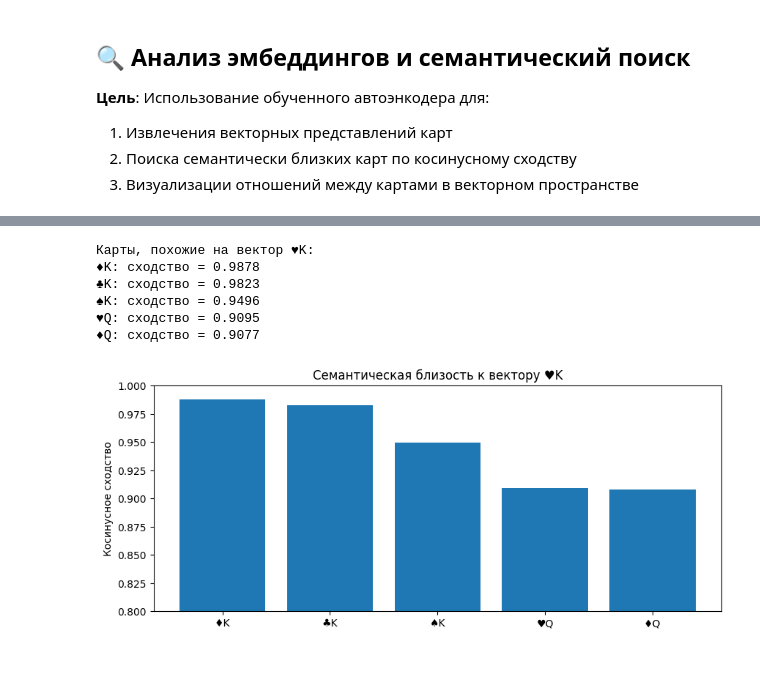
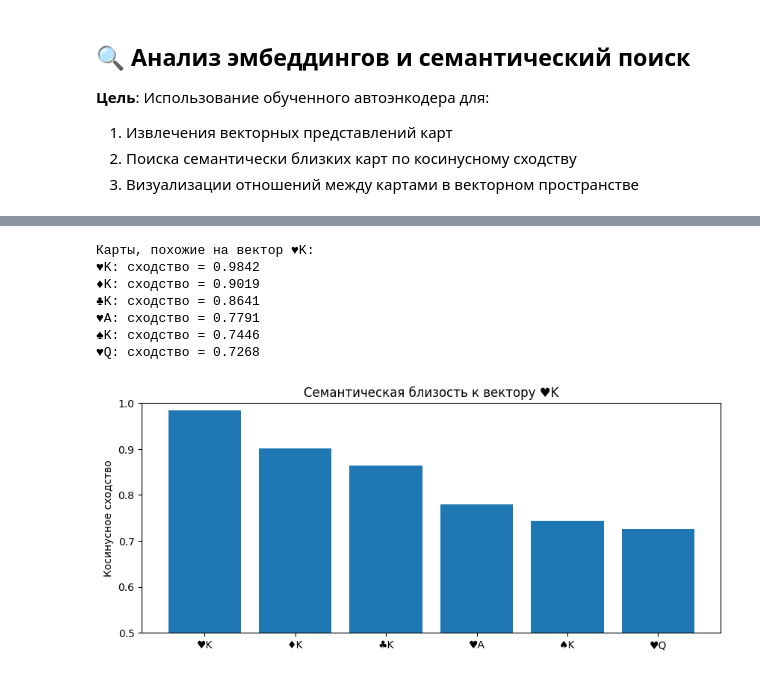
Before and after one commit to GENBBB/PokerCardVAE, a Jupyter notebook: main.ipynb, the cells around one changed output, grey strips where cells are left out. Saved outputs shown, nothing was run; the diff lists cells and outputs as text; code cells hidden in the pictures.

```diff
--- a/main.ipynb
+++ b/main.ipynb
@@ -82,6 +82,8 @@ class CardAutoencoder(nn.Module):
         # Кодирование
         embedding = self.encoder(x)
 
+        embedding = F.normalize(embedding, p=2, dim=1)
+
         # Декодирование
         decoded = self.decoder(embedding)
 
@@ -97,6 +99,7 @@ class CardAutoencoder(nn.Module):
         rank_emb = self.rank_embedding(rank)
         x = torch.cat((suit_emb, rank_emb), dim=1)
         embedding = self.encoder(x)
+        embedding = F.normalize(embedding, p=2, dim=1)
         return embedding
 # %% [markdown]
 ## 🧠 Определение функции потерь и оптимизатора
@@ -201,15 +206,18 @@ def calculate_accuracy(logits, labels):
     predictions = torch.argmax(logits, dim=1)
     return (predictions == labels).float().mean()
 # %%
-embedding_dim = 16
+embedding_dim = 8
 model = CardAutoencoder(embedding_dim)
 print(f"Параметры модели: {sum(p.numel() for p in model.parameters()):,}")
 print(f"Размерность эмбеддинга: {embedding_dim}")
 dataloader = DataLoader(dataset, batch_size=52, shuffle=True)
 device = torch.device("cuda" if torch.cuda.is_available() else "cpu")
 model = CardAutoencoder(embedding_dim=8).to(device)
-optimizer = optim.SGD(model.parameters(), lr=0.1)
-num_epochs = 1000
+optimizer = optim.AdamW(model.parameters(), lr=0.001, weight_decay=1e-4)
+scheduler = optim.lr_scheduler.ReduceLROnPlateau(
+    optimizer, mode='min', factor=0.5, patience=20
+)
+num_epochs = 2000
 
 for epoch in range(num_epochs):
     total_loss = 0.0
@@ -222,7 +230,7 @@ for epoch in range(num_epochs):
         suit_logits, rank_logits, embeddings = model(batch_suit, batch_rank)
 
         # 2. Генерация триплетов
-        anchors, positives, negatives = generate_triplets(batch_suit, batch_rank)
+        anchors, positives, negatives = generate_triplets(batch_suit, batch_rank, n=1)
 
         if len(anchors) == 0:
             # Если не удалось сгенерировать триплеты, используем только reconstruction loss
@@ -239,7 +247,7 @@ for epoch in range(num_epochs):
                 suit_logits, rank_logits,
                 batch_suit, batch_rank,
                 anchor_emb, positive_emb, negative_emb,
-                triplet_weight=0.5, margin=0.5
+                triplet_weight=1.5, margin=0.5
             )
 
         # 5. Оптимизация
@@ -478,31 +486,32 @@ plot_card_relations(["♠A", "♥A", "♠K", "♥K"])  # Туз и король
 # %%
 def find_similar_cards_vector(vector, semantic_nearest, top_k=5):
     query_embed = vector.reshape(1, -1)
     similarities = cosine_similarity(query_embed, embedding_matrix)[0]
 
     # Исключаем саму карту из результатов
-    similar_indices = np.argsort(similarities)[-top_k-1:-1][::-1]
+    similar_indices = np.argsort(similarities)[-top_k-1:][::-1]
 
     print(f"\nКарты, похожие на вектор {semantic_nearest}:")
     for idx in similar_indices:
         print(f"{labels[idx]}: сходство = {similarities[idx]:.4f}")
 
     # Визуализация
     plt.figure(figsize=(10, 4))
     plt.bar([labels[i] for i in similar_indices], similarities[similar_indices])
     plt.title(f"Семантическая близость к вектору {semantic_nearest}")
     plt.ylabel("Косинусное сходство")
-    plt.ylim(0.8, 1.0)
+    plt.ylim(0.5, 1.0)
     plt.show()
 
 king_vector = embeddings["♠K"] - embeddings["♠Q"]
 queen_vector = embeddings["♥Q"] + king_vector
 find_similar_cards_vector(queen_vector, "♥K")
 # %% [output]
 Карты, похожие на вектор ♥K:
-♦K: сходство = 0.9878
-♣K: сходство = 0.9823
-♠K: сходство = 0.9496
-♥Q: сходство = 0.9095
-♦Q: сходство = 0.9077
+♥K: сходство = 0.9842
+♦K: сходство = 0.9019
+♣K: сходство = 0.8641
+♥A: сходство = 0.7791
+♠K: сходство = 0.7446
+♥Q: сходство = 0.7268
-[figure, old version]
+[figure, new version]
```
Also changed, not shown: parts of 5 cells of this notebook.
